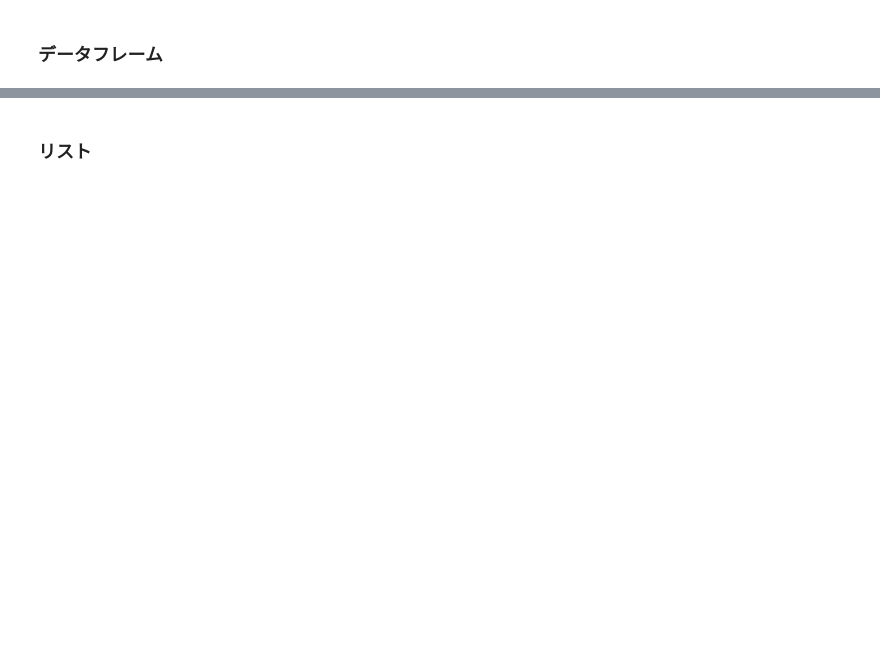
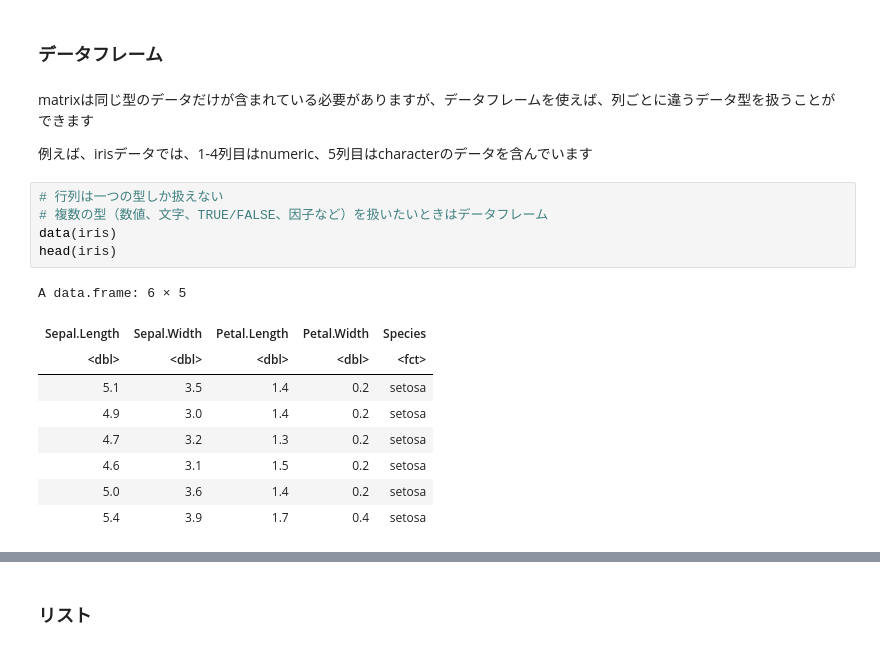
Before and after one commit to kokitsuyuzaki/SakigakeMTG2019, a Jupyter notebook: exercise1/exercise1_Rintro.ipynb, the cells around one changed output, grey strips where cells are left out. Drawn from its saved outputs; the diff is of its cells as text; blank space fills up the shorter version.

```diff
--- a/exercise1/exercise1_Rintro.ipynb
+++ b/exercise1/exercise1_Rintro.ipynb
@@ -149,2 +311,21 @@ as.numeric(JST) # 因子が数値になる？（よくバグの原因になる
 # %% [markdown]
 ### データフレーム
+# %% [markdown]
+matrixは同じ型のデータだけが含まれている必要がありますが、データフレームを使えば、列ごとに違うデータ型を扱うことができます
+
+例えば、irisデータでは、1-4列目はnumeric、5列目はcharacterのデータを含んでいます
+# %%
+# 行列は一つの型しか扱えない
+# 複数の型（数値、文字、TRUE/FALSE、因子など）を扱いたいときはデータフレーム
+data(iris)
+head(iris)
+# %% [output]
+A data.frame: 6 × 5
+| Sepal.Length | Sepal.Width | Petal.Length | Petal.Width | Species |
+| <dbl> | <dbl> | <dbl> | <dbl> | <fct> |
+| 5.1 | 3.5 | 1.4 | 0.2 | setosa |
+| 4.9 | 3.0 | 1.4 | 0.2 | setosa |
+| 4.7 | 3.2 | 1.3 | 0.2 | setosa |
+| 4.6 | 3.1 | 1.5 | 0.2 | setosa |
+| 5.0 | 3.6 | 1.4 | 0.2 | setosa |
+| 5.4 | 3.9 | 1.7 | 0.4 | setosa |
```
Also changed, not shown: parts of 85 cells of this notebook, 4 other files.
